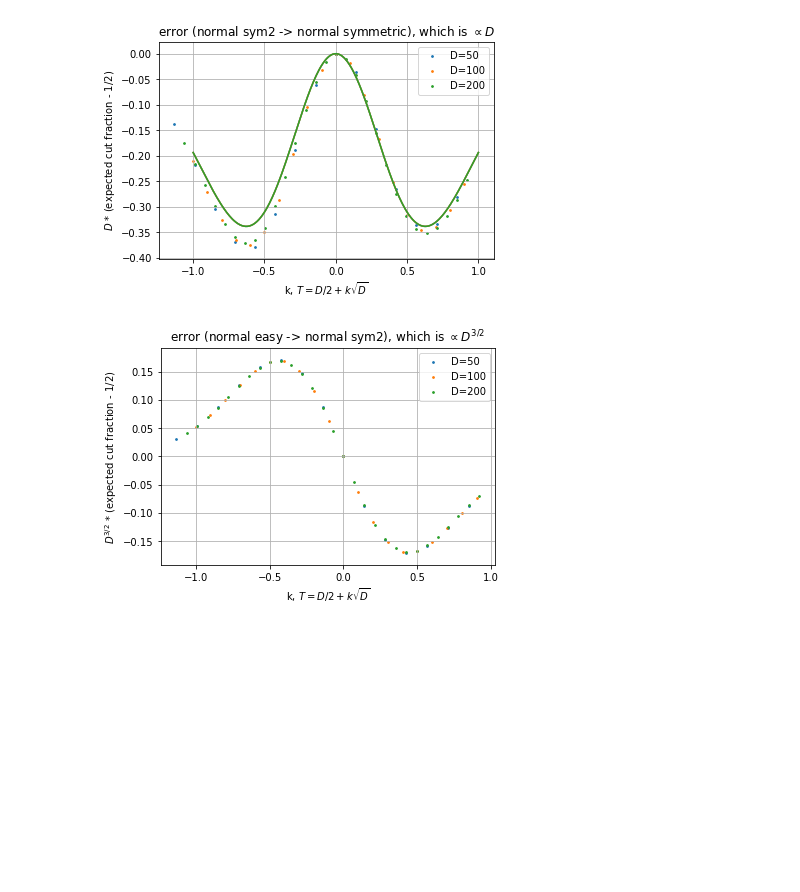
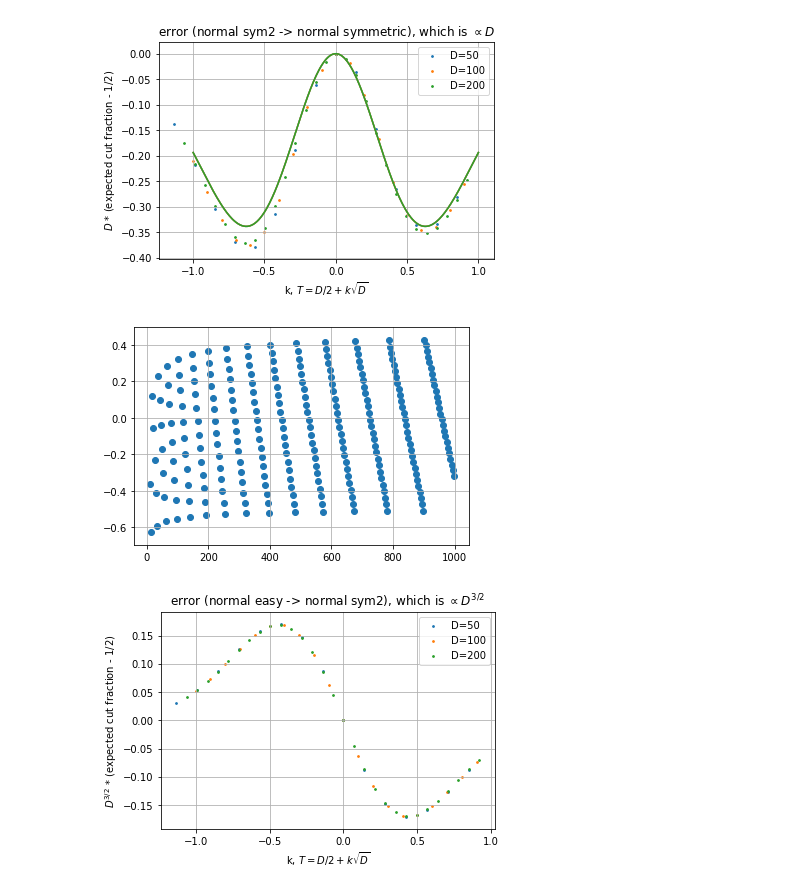
Before and after one commit to marwahaha/qaoa-local-competitors, a Jupyter notebook: hastings.ipynb, the cells around one changed output. Cells and saved outputs as stored; diff of their text form; code cells hidden in the pictures; blank space fills up the shorter version.

```diff
--- a/hastings.ipynb
+++ b/hastings.ipynb
@@ -762,6 +769,20 @@ for D in [50, 100, 200]:
     plt.plot(np.linspace(kmin, kmax, 300), test3(np.linspace(kmin, kmax, 300)))
 # %% [output]
 [figure]
+# %%
+k=0.5
+inps = range(10, 1000, 4)
+out = []
+for n in inps:
+    x1 = int(n/2 - k*n**0.5)
+    x2 = int(n/2 + k*n**0.5)
+    summ= 2**-n*sum([binom(n, l) for l in range(x1, x2)])
+    match=Phi(2*k) - Phi(-2*k)
+    out.append(n**0.5 * (summ - match))
+plt.scatter(inps, out)
+plt.grid()
+# %% [output]
+[figure, added]
 # %%
 for D in [50, 100, 200]:
     kmin =-1
```
Also changed, not shown: parts of 9 cells of this notebook, 1 other file.
